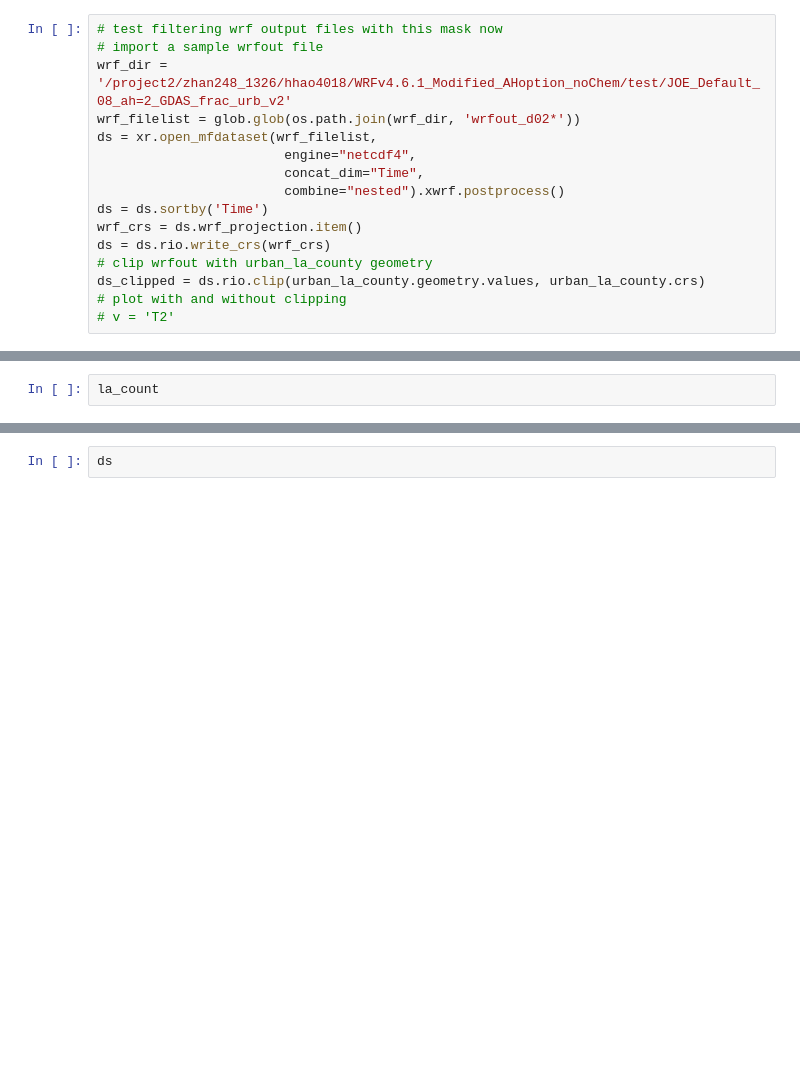
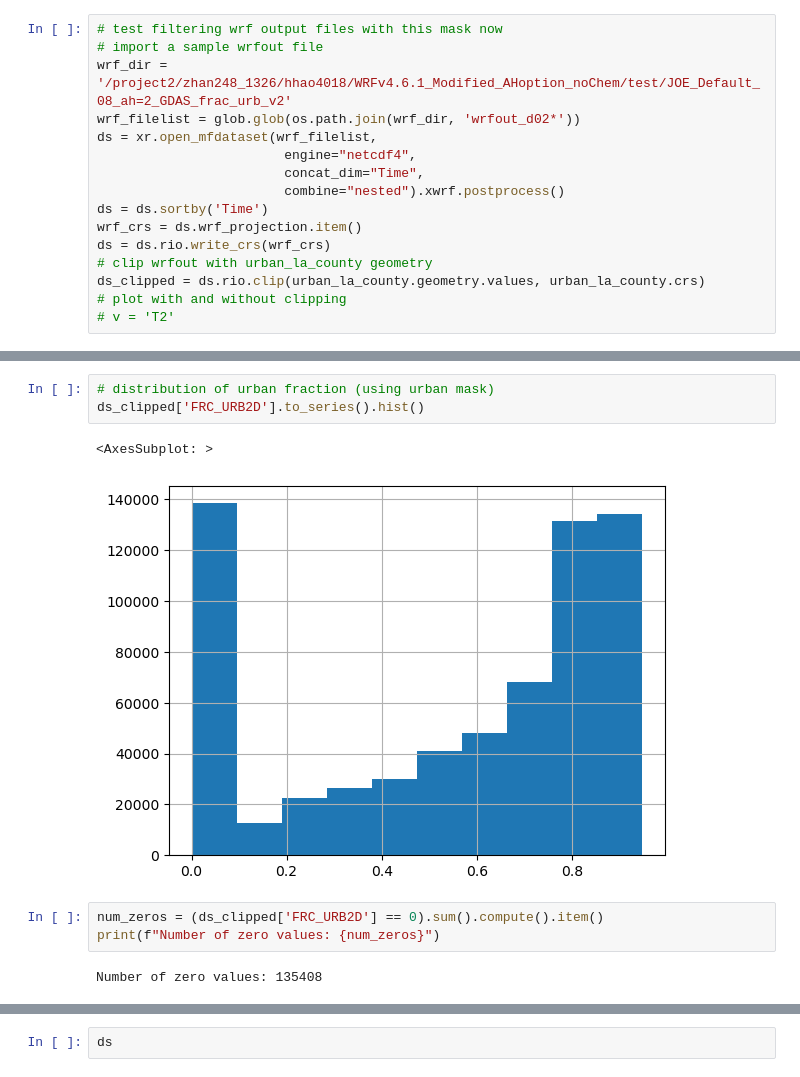
Before and after one commit to josephko91/ah-la-paper, a Jupyter notebook: notebooks/create-urban-mask-from-wrfout.ipynb, the cells around one changed output, grey strips where cells are left out. Cells and saved outputs as stored; diff of their text form; blank space fills up the shorter version.

```diff
--- a/notebooks/create-urban-mask-from-wrfout.ipynb
+++ b/notebooks/create-urban-mask-from-wrfout.ipynb
@@ -166,2 +184,11 @@ Dimensions without coordinates: z, urban_wind_directions_stag, z_stag
 # %%
-la_count
+# distribution of urban fraction (using urban mask)
+ds_clipped['FRC_URB2D'].to_series().hist()
+# %% [output]
+<AxesSubplot: >
+[figure, added]
+# %%
+num_zeros = (ds_clipped['FRC_URB2D'] == 0).sum().compute().item()
+print(f"Number of zero values: {num_zeros}")
+# %% [output]
+Number of zero values: 135408
```
Also changed, not shown: parts of 9 cells of this notebook, 1 other file.
